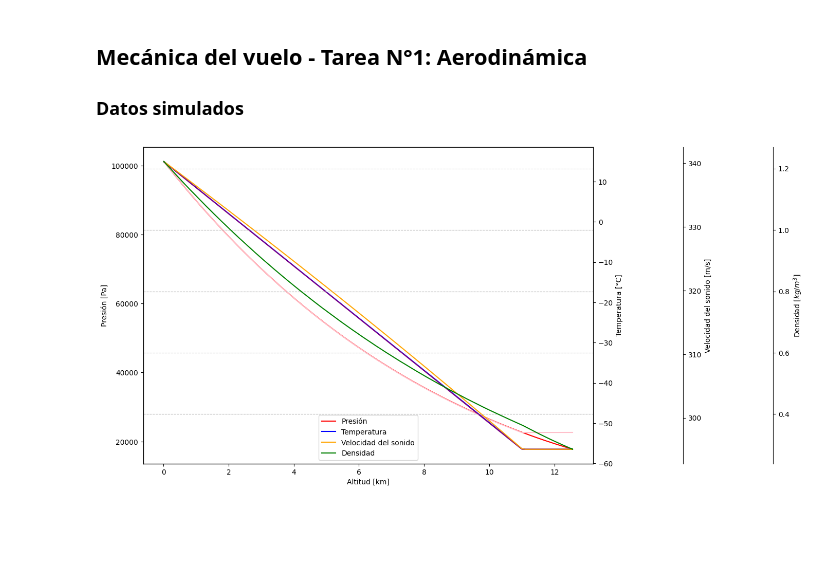
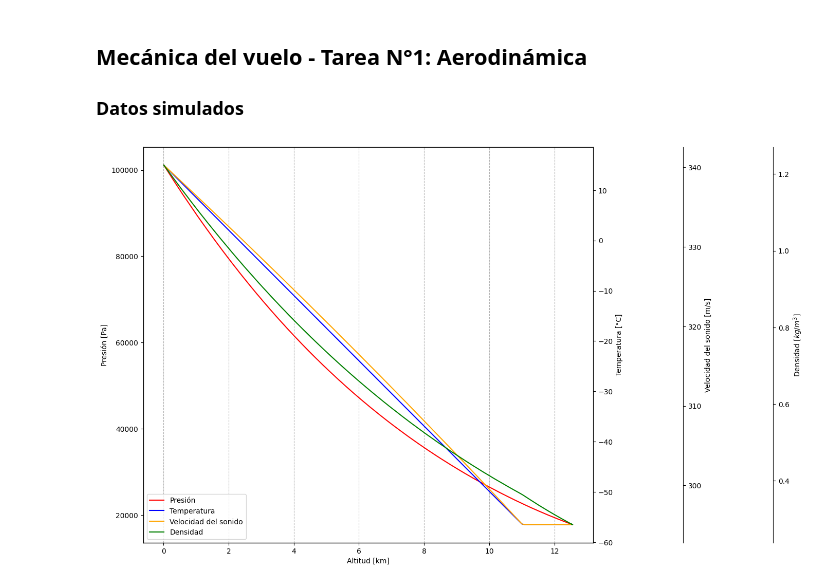
Before and after one commit to otarola-joaquin/Trabajos-varios-8vo-semestre, a Jupyter notebook: Mecánica del Vuelo/Tarea_1/lab1_gráfico.ipynb, the cells around one changed output. Drawn from its saved outputs; the diff is of its cells as text; code cells hidden in the pictures; blank space fills up the shorter version.

```diff
--- a/Mecánica del Vuelo/Tarea_1/lab1_gráfico.ipynb
+++ b/Mecánica del Vuelo/Tarea_1/lab1_gráfico.ipynb
@@ -34,39 +34,37 @@ plt.rcParams['figure.figsize'] = (14,8)
 ax2 = ax1.twinx()
 
 ax3 = ax1.twinx()
 ax3.spines.right.set_position(("axes", 1.20))
 
 ax4 = ax1.twinx()
 ax4.spines.right.set_position(("axes", 1.40))
 
 p1, = ax1.plot(altitude, pressure, color='red', label="Presión")
 p2, = ax2.plot(altitude, temperature, color='blue', label="Temperatura")
 p3, = ax3.plot(altitude, lightspeed, color='orange', label="Velocidad del sonido")
 p4, = ax4.plot(altitude, rho, color='green', label = 'Densidad')
 
-ax1.plot(altitude, [P(i) for i in altitude], color='pink')
-ax2.plot(altitude, [T(i) for i in altitude], color='purple')
-
 ax1.set_xlabel("Altitud [km]")
 ax1.set_ylabel("Presión [Pa]")
 ax1.tick_params(axis='y')
 
 ax2.set_ylabel("Temperatura [°C]")
 ax2.tick_params(axis='y')
 
 ax3.set_ylabel("Velocidad del sonido [m/s]")
 ax3.tick_params(axis='y')
 
 ax4.set_ylabel("Densidad $[kg/m^3]$")
 ax4.tick_params(axis='y')
 
 lines = [p1, p2, p3, p4]
-ax1.legend(lines, [l.get_label() for l in lines], loc="lower center")
+ax1.legend(lines, [l.get_label() for l in lines], loc="lower left")
 
-plt.grid(linestyle='--')
+
+ax1.grid(linestyle='--', axis='x')
 plt.show()
 # %% [output]
-[figure, old version]
+[figure, new version]
 # %%
 def T(Z):
     if Z<=11: return 15 - 6.5 * Z
```
Also changed, not shown: parts of 2 cells of this notebook.
